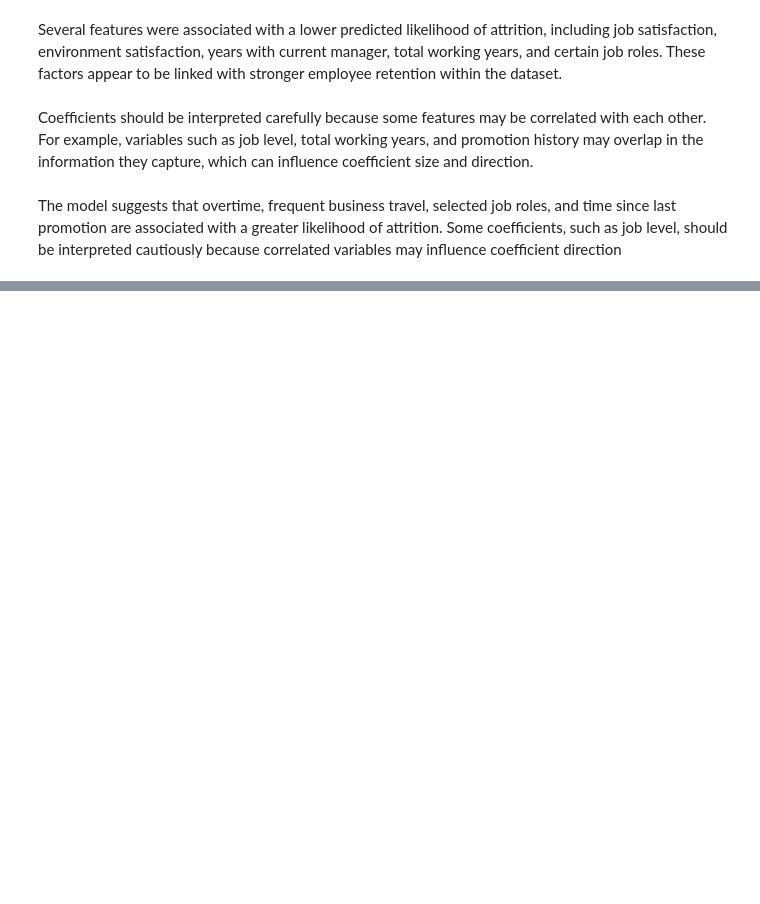
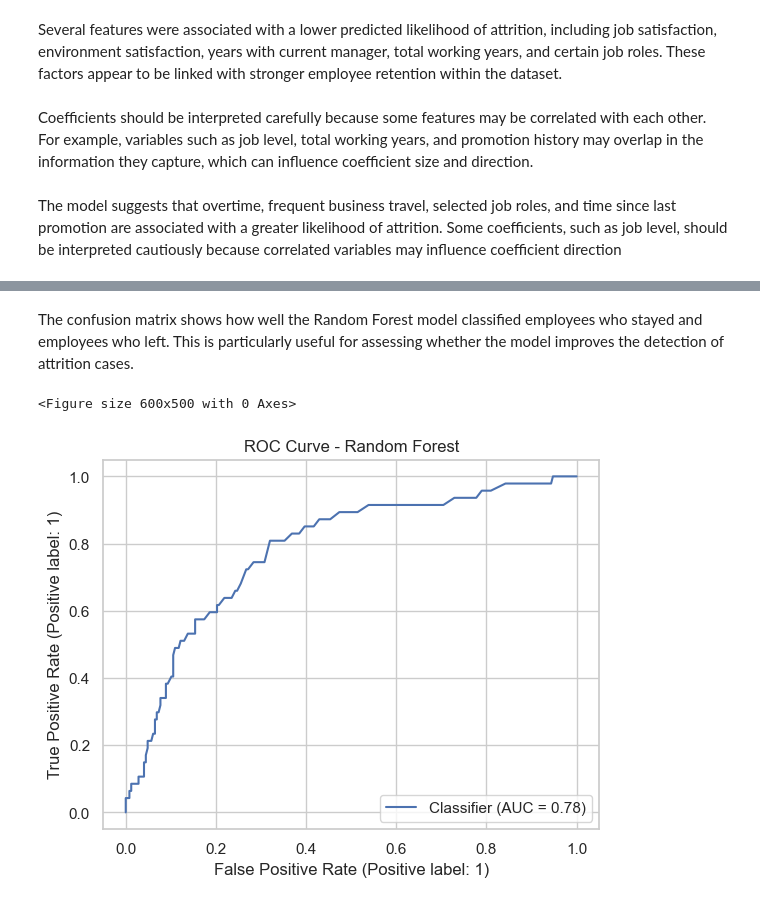
Before and after one commit to RNB1993/predictive-employee-attrition-modelling, a Jupyter notebook: jupyter_notebooks/03_ML.ipynb, the cells around one changed output, grey strips where cells are left out. Cells and saved outputs as stored; diff of their text form; code cells hidden in the pictures; blank space fills up the shorter version.

```diff
--- a/jupyter_notebooks/03_ML.ipynb
+++ b/jupyter_notebooks/03_ML.ipynb
@@ -283,0 +489,10 @@ A supervised machine learning approach was used to predict employee attrition. T
+# %% [markdown]
+The confusion matrix shows how well the Random Forest model classified employees who stayed and employees who left. This is particularly useful for assessing whether the model improves the detection of attrition cases.
+# %%
+plt.figure(figsize=(6, 5))
+RocCurveDisplay.from_predictions(y_test, rf_prob)
+plt.title("ROC Curve - Random Forest")
+plt.show()
+# %% [output]
+<Figure size 600x500 with 0 Axes>
+[figure, added]
```
Also changed, not shown: parts of 36 cells of this notebook.
